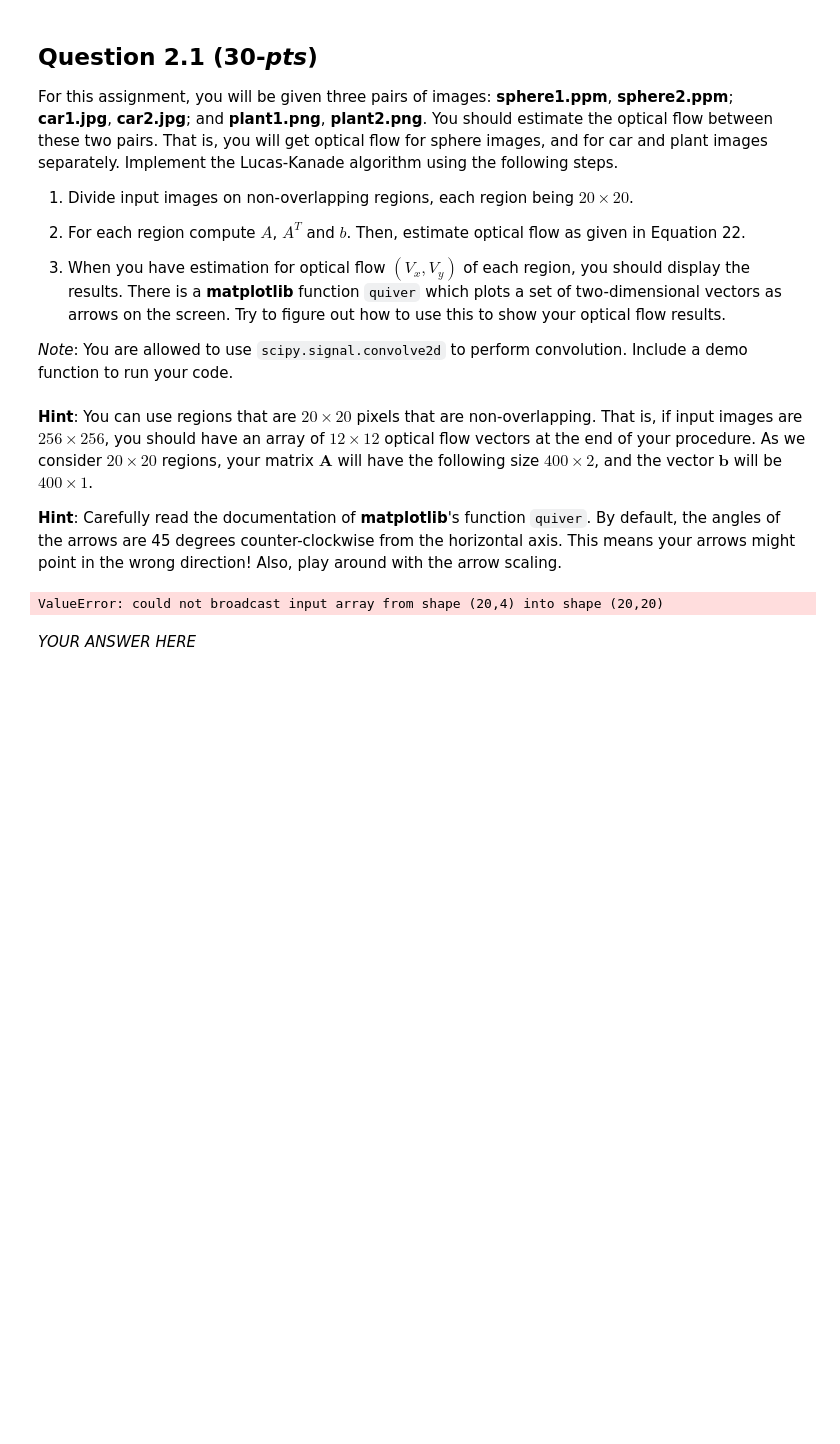
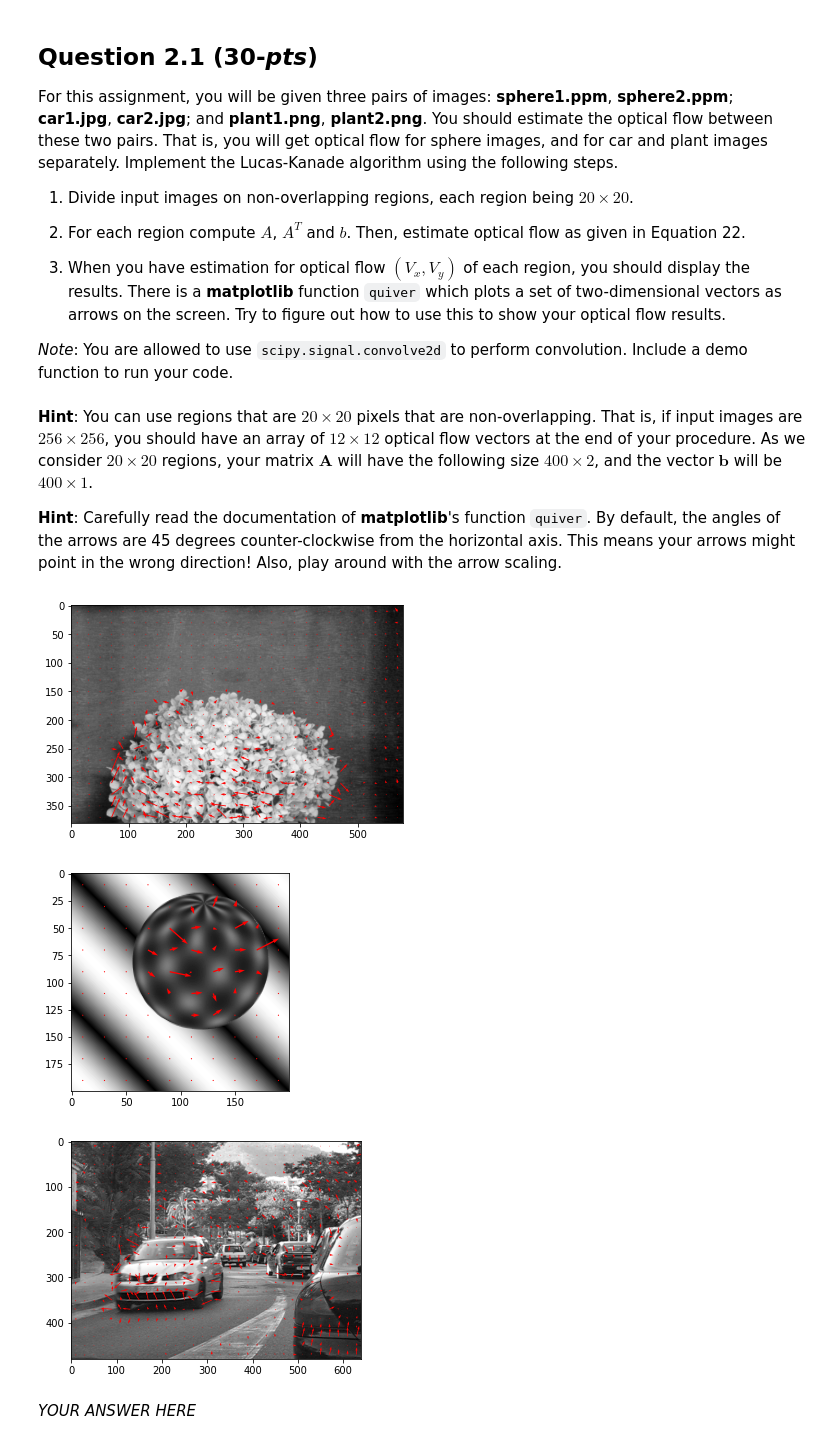
Before and after one commit to nordinbelkacemi/cv1-lab1, a Jupyter notebook: lab3/15096157_13740512_12556963.ipynb, the cells around one changed output. Drawn from its saved outputs; the diff is of its cells as text; code cells hidden in the pictures; blank space fills up the shorter version.

```diff
--- a/lab3/15096157_13740512_12556963.ipynb
+++ b/lab3/15096157_13740512_12556963.ipynb
@@ -458,7 +458,7 @@ def calculate_flow_vectors(I_x, I_y, I_t):
     """
     A = np.vstack((I_x.flatten(), I_y.flatten())).T
     b = I_t.flatten().T
-    Vx, Vy = np.linalg.lstsq(A, b)[0]
+    Vx, Vy = np.linalg.lstsq(A, b, rcond=None)[0]
     return Vx, Vy
 
 
@@ -485,43 +485,46 @@ def plot_optical_flow(subregion_indices, V_x, V_y):
     plt.quiver(X, Y, V_x, V_y, angles="xy", scale=subregion_indices.shape[0]*1.5, color="red", linewidth=subregion_indices.shape[0]/3000)
     plt.show()
 
 
 # --------------
 # YOUR CODE HERE
 # --------------
 # Add the remainder of your code here. If needed, feel free to define more functions.
 
 def splitimage(img, region_size):
     blocks = np.ones(((img.shape[0]//region_size), (img.shape[1]//region_size),region_size, region_size))
     #splitimg = np.split(img, range(region_size, img.shape[0], region_size))
     for i in range(region_size,img.shape[0]+1,20):
         for j in range(region_size,img.shape[1]+1,20):
             blocks[int(i/region_size)-1,int(j/region_size)-1] = img[i-region_size:i, j-region_size:j]
     return blocks
 
-def calculate_opticalflow(img0_name, img1_name):
-    I_t0, I_t1 = load_images(img0_name, img1_name)
+def calculate_opticalflow(img0_name, img1_name, image_dir="./data/", window_size=20):
+    I_t0, I_t1 = load_images(img0_name, img1_name, image_dir=image_dir)
 
-    split_I_t0 = splitimage(I_t0, 20)
-    split_I_t1 = splitimage(I_t1, 20)
+    split_I_t0 = splitimage(I_t0, window_size)
+    split_I_t1 = splitimage(I_t1, window_size)
 
     V_x = np.zeros(split_I_t0.shape[:2])
     V_y = np.zeros(split_I_t0.shape[:2])
 
     for i in range(split_I_t0.shape[0]):
         for j in range(split_I_t0.shape[1]):
             sx, sy, st = calculate_derivatives(split_I_t0[i,j], split_I_t1[i, j])
-            V_x[i, j], V_y[i, j] = calculate_flow_vectors(sx,sy,st)
+            V_x[i, j], V_y[i, j] = calculate_flow_vectors(sx, sy, st)
 
-    plot_optical_flow(split_I_t0, V_x, V_y)
+    return split_I_t0, V_x, V_y
 
-calculate_opticalflow("plant1.png", "plant2.png")
 
-calculate_opticalflow("sphere1.ppm", "sphere2.ppm")
+plot_optical_flow(*calculate_opticalflow("plant1.png", "plant2.png"))
 
-calculate_opticalflow("car1.jpg", "car2.jpg")
+plot_optical_flow(*calculate_opticalflow("sphere1.ppm", "sphere2.ppm"))
+
+plot_optical_flow(*calculate_opticalflow("car1.jpg", "car2.jpg"))
 # %% [output]
-ValueError: could not broadcast input array from shape (20,4) into shape (20,20)
+[figure, added]
+[figure, added]
+[figure, added]
 # %% [markdown]
 *YOUR ANSWER HERE*
 # %% [markdown]
```
Also changed, not shown: parts of 2 cells of this notebook, 1 other file.
